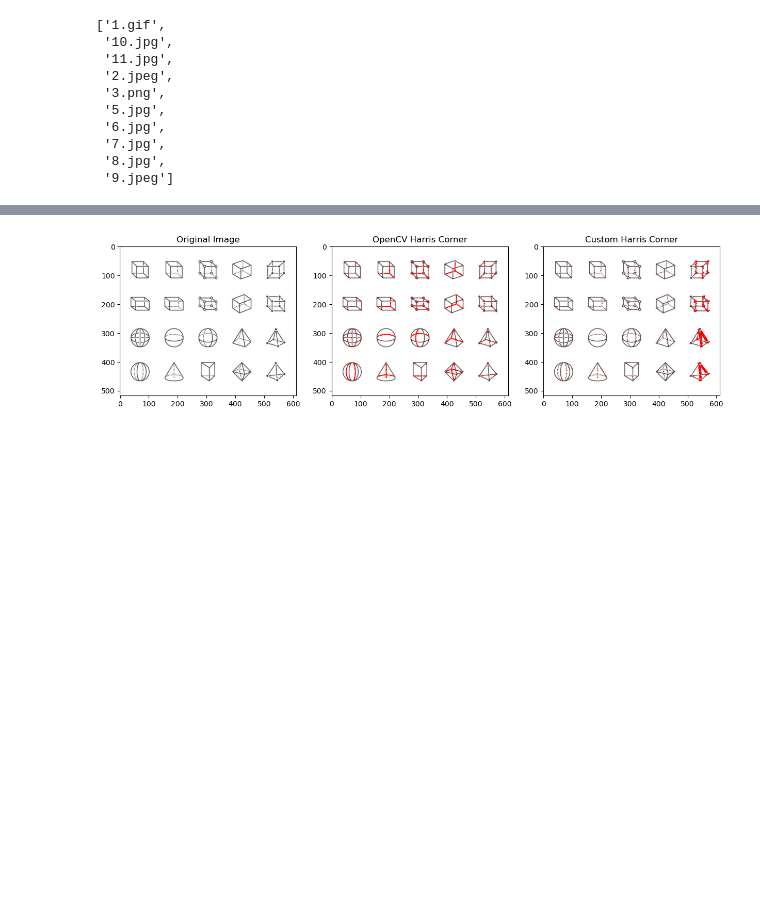
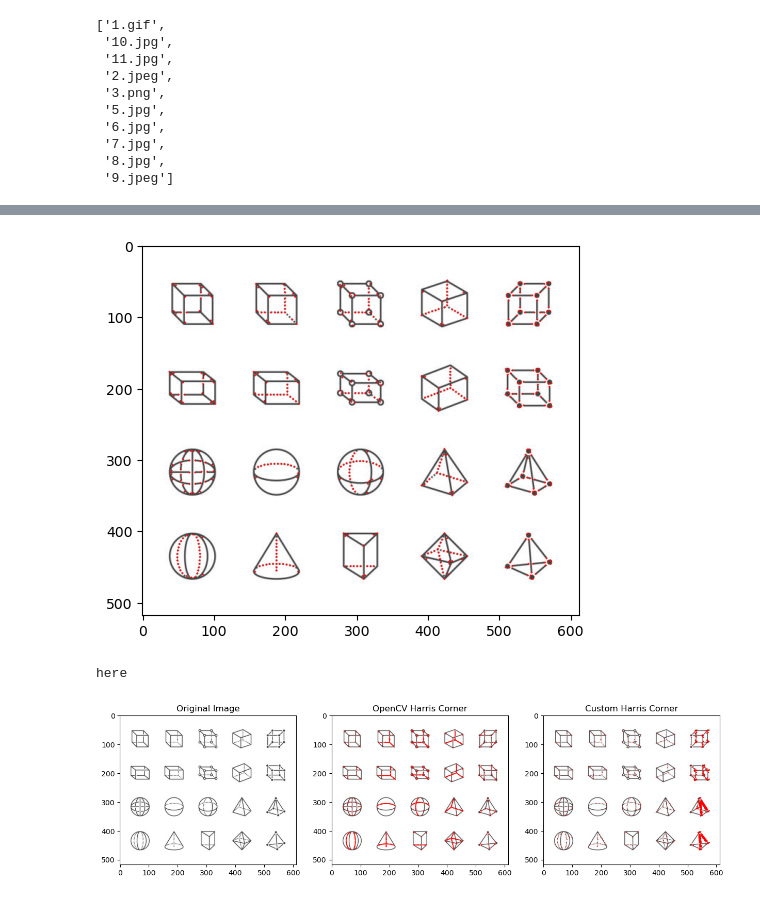
Before and after one commit to KhadgaA/Camera-Calibration-and-Stereo, a Jupyter notebook: trial.ipynb, the cells around one changed output, grey strips where cells are left out. Saved outputs shown, nothing was run; the diff lists cells and outputs as text; code cells hidden in the pictures; blank space fills up the shorter version.

```diff
--- a/trial.ipynb
+++ b/trial.ipynb
@@ -24,12 +24,14 @@ class Custom_CV:
     @staticmethod
     def apply_convolution(img,kernel):
         kernelsize_x,kernelsize_y = kernel.shape
+        image_height,image_width = img.shape
         padded_img = Custom_CV.padding(img,kernel.shape)
+        conv_img = np.zeros_like(img)
+
         # convolution
-        conv_img = np.zeros_like(img)
-        for i in range(img.shape[0]):
-            for j in range(img.shape[1]):
-                conv_img[i,j] = np.sum(padded_img[i:i+kernelsize_x,j:j+kernelsize_y]*kernel)
+        for i in range(kernelsize_x):
+            for j in range(kernelsize_y):
+                conv_img += padded_img[i:image_height+i, j:image_width+j] * kernel[i, j]
         return conv_img
 
     @staticmethod
@@ -66,7 +68,7 @@ class Custom_CV:
     def non_max_suppression(dst,kernelsize):
         padded_dst = Custom_CV.padding(dst,kernelsize)
         for i in range(dst.shape[0]):
-            for j in range(dst.shape[0]):
+            for j in range(dst.shape[1]):
                 if dst[i,j] != np.max(padded_dst[i:i+kernelsize[0],j:j+kernelsize[1]]):
                     dst[i,j] = 0
         return dst
@@ -106,9 +108,11 @@ class Custom_CV:
         img = cv.imread(img_dir)
         gray = cv.cvtColor(img,cv.COLOR_BGR2GRAY)
         gray = np.float32(gray)
-        sobelxx = Custom_CV.sobel(gray,'x')
-        sobelyy = Custom_CV.sobel(gray,'y')
-        sobelxy = Custom_CV.sobel(gray,'xy')
+        sobelx = Custom_CV.sobel(gray,'x')
+        sobely = Custom_CV.sobel(gray,'y')
+        sobelxy = sobelx*sobely
+        sobelxx = sobelx*sobelx
+        sobelyy = sobely*sobely
         sobelxx = Custom_CV.gaussian_blur(sobelxx,ksize,0)
         sobelyy = Custom_CV.gaussian_blur(sobelyy,ksize,0)
         sobelxy = Custom_CV.gaussian_blur(sobelxy,ksize,0)
@@ -139,6 +150,25 @@ os.listdir("Assignment 1 Input Images/Question 1/")
 # %%
-filename = r'C:\Users\KHADGA JYOTH ALLI\Desktop\programming\Class Work\IITJ\Computer Vision\Assignment1\Assignment 1 Input Images\Question 1\6.jpg'
+filename = r'C:\Users\KHADGA JYOTH ALLI\Desktop\programming\Class Work\IITJ\Computer Vision\Assignment1\Assignment 1 Input Images\Question 1\10.jpg'
 img,dst = Custom_CV().HarrisCornerDetector(filename,2,0.04,3,True)
+# %% [output]
+[figure, added]
+# %%
+img = cv.imread(filename)
+gray = cv.cvtColor(img,cv.COLOR_BGR2GRAY)
+gray = np.float32(gray)
+sobelx = Custom_CV.sobel(gray,'x')
+print("here")
+sobely = Custom_CV.sobel(gray,'y')
+sobelxy = sobelx*sobely
+ksize = 3
+
+sobelxx = sobelx*sobelx
+sobelyy = sobely*sobely
+sobelxx = Custom_CV.gaussian_blur(sobelxx,ksize,0)
+sobelyy = Custom_CV.gaussian_blur(sobelyy,ksize,0)
+sobelxy = Custom_CV.gaussian_blur(sobelxy,ksize,0)
+# %% [output]
+here
 # %%
 
 
```
Also changed, not shown: parts of 2 cells of this notebook, 1 other file.
